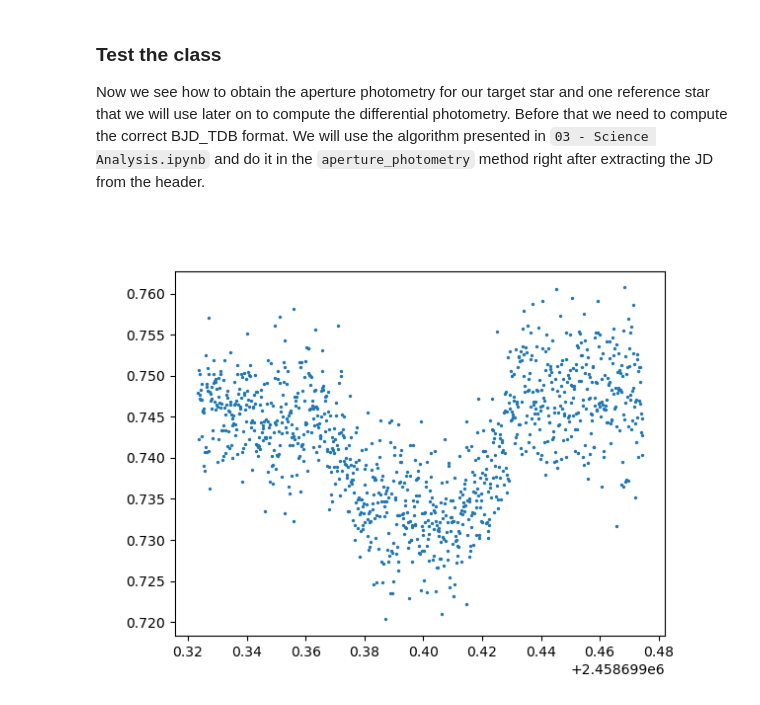
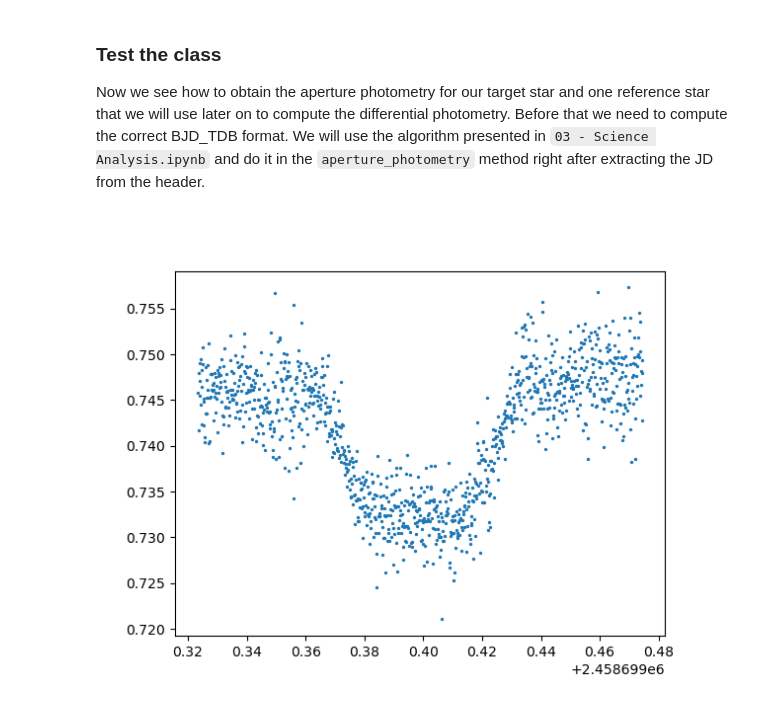
Before and after one commit to LFiaccadori/Astrolab2, a Jupyter notebook: 06 - Aperture Photometry Python Class.ipynb, the cells around one changed output. Drawn from its saved outputs; the diff is of its cells as text; code cells hidden in the pictures.

```diff
--- a/06 - Aperture Photometry Python Class.ipynb
+++ b/06 - Aperture Photometry Python Class.ipynb
@@ -948,12 +948,12 @@ class TemporaryAperturePhotometry:
             self.y_position[i] = y_target_refined
 # %%
 target_star = TemporaryAperturePhotometry()
-target_star.aperture_photometry(13, 19.5, 6, 228, 33)
+target_star.aperture_photometry(13, 20, 7, 228, 33)
 reference_star = TemporaryAperturePhotometry()
-reference_star.aperture_photometry(13, 19.5, 6, 145, 20)
+reference_star.aperture_photometry(13, 20, 7, 145, 20)
 
 plt.figure()
 plt.scatter(target_star.julian_date, target_star.aperture/reference_star.aperture, s=2)
 plt.show()
 # %% [output]
-[figure, old version]
+[figure, new version]
```
